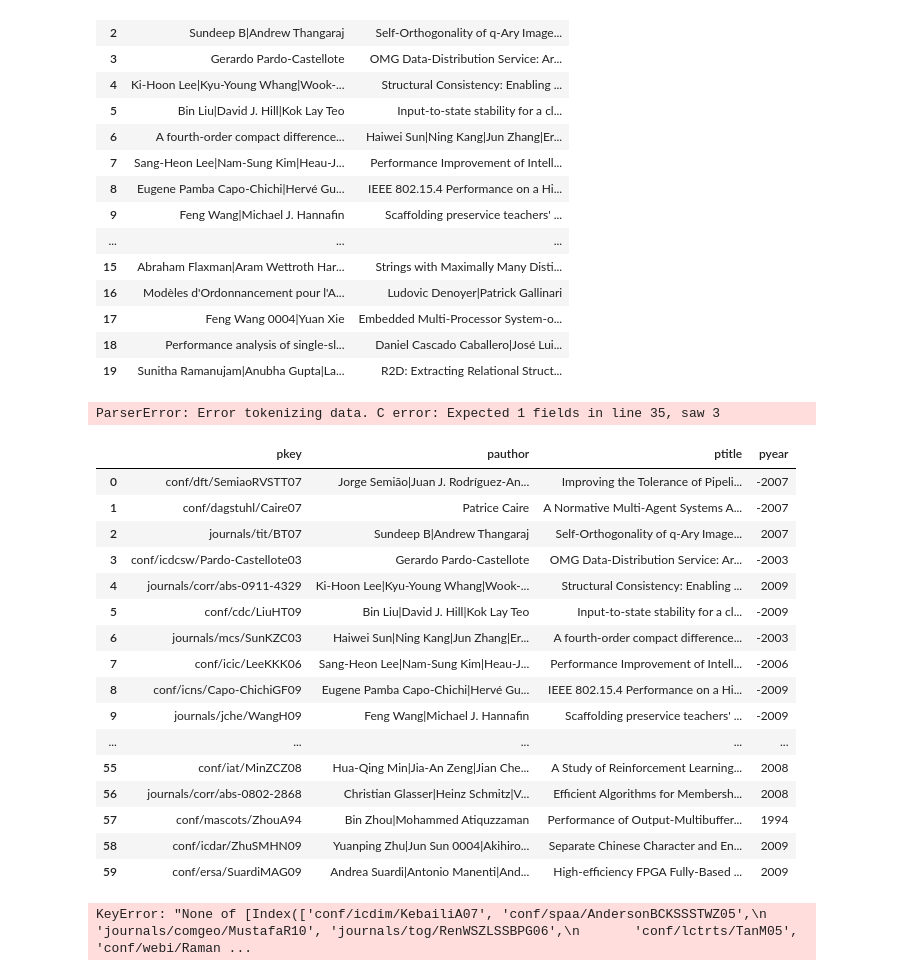
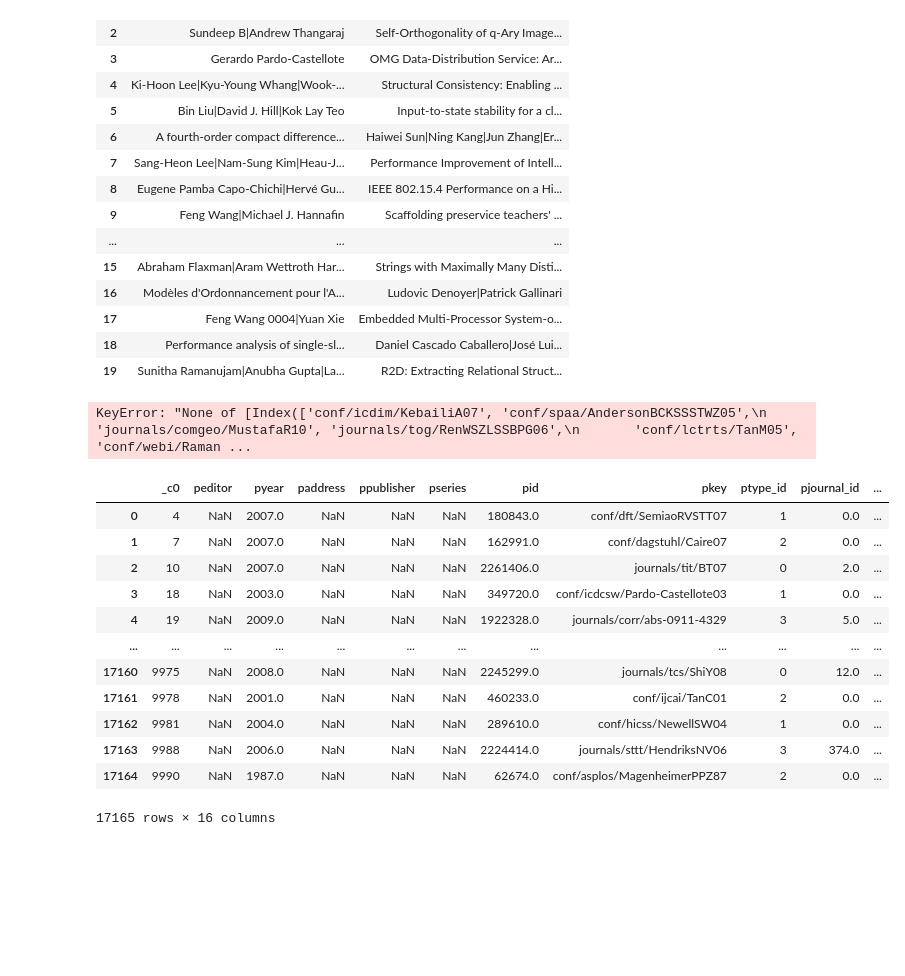
Before and after one commit to jah377/PySpark_DBLP, a Jupyter notebook: application/predict.ipynb, the cells around one changed output. Drawn from its saved outputs; the diff is of its cells as text; code cells hidden in the pictures; blank space fills up the shorter version.

Commit message:
Additional cleaning

```diff
--- a/application/predict.ipynb
+++ b/application/predict.ipynb
@@ -129,32 +142,32 @@ dblp[['pauthor', 'ptitle']].head(20)
 | 18 | Performance analysis of single-sl... | Daniel Cascado Caballero|José Lui... |
 | 19 | Sunitha Ramanujam|Anubha Gupta|La... | R2D: Extracting Relational Struct... |
 # %%
-db = pd.read_csv('data/db/db.csv')
+db = pd.read_csv('data/db/db.csv', sep='!')
-# %% [output]
-ParserError: Error tokenizing data. C error: Expected 1 fields in line 35, saw 3
-# %%
-text_features.head(60)
-# %% [output]
-|  | pkey | pauthor | ptitle | pyear |
-| 0 | conf/dft/SemiaoRVSTT07 | Jorge Semião|Juan J. Rodríguez-An... | Improving the Tolerance of Pipeli... | -2007 |
-| 1 | conf/dagstuhl/Caire07 | Patrice Caire | A Normative Multi-Agent Systems A... | -2007 |
-| 2 | journals/tit/BT07 | Sundeep B|Andrew Thangaraj | Self-Orthogonality of q-Ary Image... | 2007 |
-| 3 | conf/icdcsw/Pardo-Castellote03 | Gerardo Pardo-Castellote | OMG Data-Distribution Service: Ar... | -2003 |
-| 4 | journals/corr/abs-0911-4329 | Ki-Hoon Lee|Kyu-Young Whang|Wook-... | Structural Consistency: Enabling ... | 2009 |
-| 5 | conf/cdc/LiuHT09 | Bin Liu|David J. Hill|Kok Lay Teo | Input-to-state stability for a cl... | -2009 |
-| 6 | journals/mcs/SunKZC03 | Haiwei Sun|Ning Kang|Jun Zhang|Er... | A fourth-order compact difference... | -2003 |
-| 7 | conf/icic/LeeKKK06 | Sang-Heon Lee|Nam-Sung Kim|Heau-J... | Performance Improvement of Intell... | -2006 |
-| 8 | conf/icns/Capo-ChichiGF09 | Eugene Pamba Capo-Chichi|Hervé Gu... | IEEE 802.15.4 Performance on a Hi... | -2009 |
-| 9 | journals/jche/WangH09 | Feng Wang|Michael J. Hannafin | Scaffolding preservice teachers' ... | -2009 |
-| ... | ... | ... | ... | ... |
-| 55 | conf/iat/MinZCZ08 | Hua-Qing Min|Jia-An Zeng|Jian Che... | A Study of Reinforcement Learning... | 2008 |
-| 56 | journals/corr/abs-0802-2868 | Christian Glasser|Heinz Schmitz|V... | Efficient Algorithms for Membersh... | 2008 |
-| 57 | conf/mascots/ZhouA94 | Bin Zhou|Mohammed Atiquzzaman | Performance of Output-Multibuffer... | 1994 |
-| 58 | conf/icdar/ZhuSMHN09 | Yuanping Zhu|Jun Sun 0004|Akihiro... | Separate Chinese Character and En... | 2009 |
-| 59 | conf/ersa/SuardiMAG09 | Andrea Suardi|Antonio Manenti|And... | High-efficiency FPGA Fully-Based ... | 2009 |
+# %%
+db.clean_author = db.clean_author.str.replace('-', ' ').str.replace('|', ' ')
+db['clean_author']= db['clean_author'].str.normalize('NFKD').str.encode('ascii', errors='ignore').str.decode('utf-8')#.str.lower()
+db['clean_title']= db['clean_title'].str.normalize('NFKD').str.encode('ascii', errors='ignore').str.decode('utf-8').str.lower()
+# %%
+db.set_index('_c0').to_csv('data/db/db2.csv', sep='!')
 # %%
 val = pd.read_csv('data/validation_hidden.csv')
 # %%
 val[val['key1']]
 # %% [output]
 KeyError: "None of [Index(['conf/icdim/KebailiA07', 'conf/spaa/AndersonBCKSSSTWZ05',\n       'journals/comgeo/MustafaR10', 'journals/tog/RenWSZLSSBPG06',\n       'conf/lctrts/TanM05', 'conf/webi/Raman ...
+# %%
+db
+# %% [output]
+|  | _c0 | peditor | pyear | paddress | ppublisher | pseries | pid | pkey | ptype_id | pjournal_id | ... |
+| 0 | 4 | NaN | 2007.0 | NaN | NaN | NaN | 180843.0 | conf/dft/SemiaoRVSTT07 | 1 | 0.0 | ... |
+| 1 | 7 | NaN | 2007.0 | NaN | NaN | NaN | 162991.0 | conf/dagstuhl/Caire07 | 2 | 0.0 | ... |
+| 2 | 10 | NaN | 2007.0 | NaN | NaN | NaN | 2261406.0 | journals/tit/BT07 | 0 | 2.0 | ... |
+| 3 | 18 | NaN | 2003.0 | NaN | NaN | NaN | 349720.0 | conf/icdcsw/Pardo-Castellote03 | 1 | 0.0 | ... |
+| 4 | 19 | NaN | 2009.0 | NaN | NaN | NaN | 1922328.0 | journals/corr/abs-0911-4329 | 3 | 5.0 | ... |
+| ... | ... | ... | ... | ... | ... | ... | ... | ... | ... | ... | ... |
+| 17160 | 9975 | NaN | 2008.0 | NaN | NaN | NaN | 2245299.0 | journals/tcs/ShiY08 | 0 | 12.0 | ... |
+| 17161 | 9978 | NaN | 2001.0 | NaN | NaN | NaN | 460233.0 | conf/ijcai/TanC01 | 2 | 0.0 | ... |
+| 17162 | 9981 | NaN | 2004.0 | NaN | NaN | NaN | 289610.0 | conf/hicss/NewellSW04 | 1 | 0.0 | ... |
+| 17163 | 9988 | NaN | 2006.0 | NaN | NaN | NaN | 2224414.0 | journals/sttt/HendriksNV06 | 3 | 374.0 | ... |
+| 17164 | 9990 | NaN | 1987.0 | NaN | NaN | NaN | 62674.0 | conf/asplos/MagenheimerPPZ87 | 2 | 0.0 | ... |
+17165 rows × 16 columns
```
Also changed, not shown: parts of 3 cells of this notebook, 27 other files.
